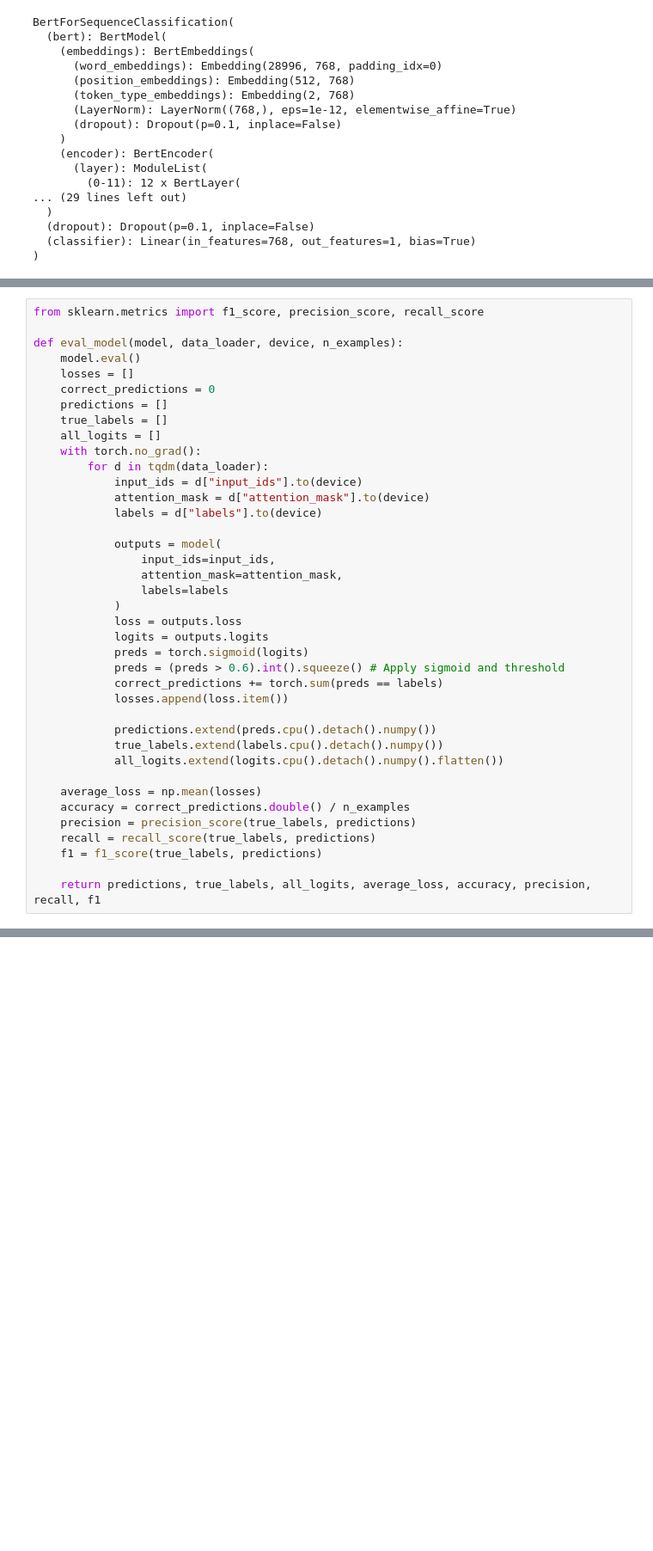
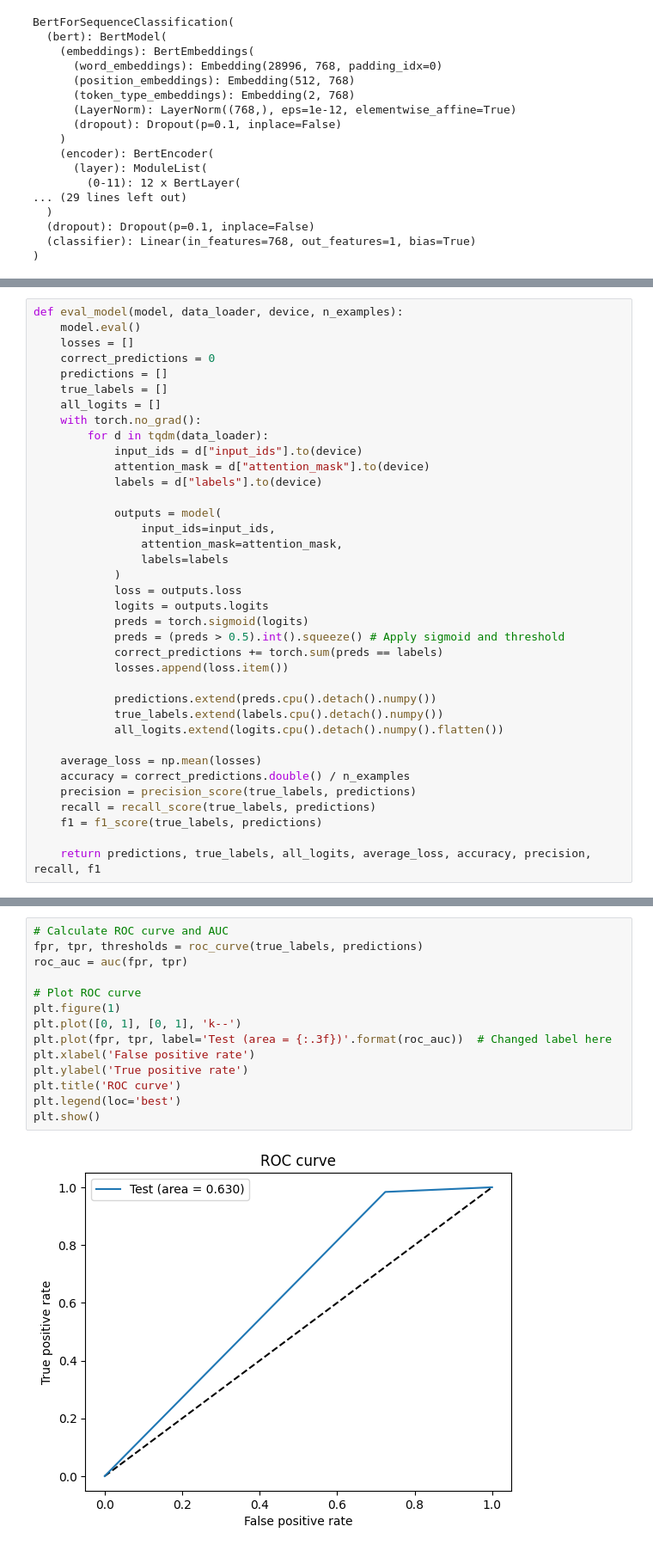
Before and after one commit to JianingWen/Fine_tuning_ClinicalBERT_for_IHD_Classification, a Jupyter notebook: task.ipynb, the cells around one changed output, grey strips where cells are left out. Shown: that part at 86% size. Drawn from its saved outputs; the diff is of its cells as text; blank space fills up the shorter version.

```diff
--- a/task.ipynb
+++ b/task.ipynb
@@ -368,6 +355,4 @@ BertForSequenceClassification(
 # %%
-from sklearn.metrics import f1_score, precision_score, recall_score
-
 def eval_model(model, data_loader, device, n_examples):
     model.eval()
     losses = []
@@ -389,7 +374,7 @@ def eval_model(model, data_loader, device, n_examples):
             loss = outputs.loss
             logits = outputs.logits
             preds = torch.sigmoid(logits)
-            preds = (preds > 0.6).int().squeeze() # Apply sigmoid and threshold
+            preds = (preds > 0.5).int().squeeze() # Apply sigmoid and threshold
             correct_predictions += torch.sum(preds == labels)
             losses.append(loss.item())
 
@@ -445 +432,17 @@ plt.show()
+# %%
+# Calculate ROC curve and AUC
+fpr, tpr, thresholds = roc_curve(true_labels, predictions)
+roc_auc = auc(fpr, tpr)
+
+# Plot ROC curve
+plt.figure(1)
+plt.plot([0, 1], [0, 1], 'k--')
+plt.plot(fpr, tpr, label='Test (area = {:.3f})'.format(roc_auc))  # Changed label here
+plt.xlabel('False positive rate')
+plt.ylabel('True positive rate')
+plt.title('ROC curve')
+plt.legend(loc='best')
+plt.show()
+# %% [output]
+[figure, added]
 # %% [markdown]
```
Also changed, not shown: parts of 20 cells of this notebook.
